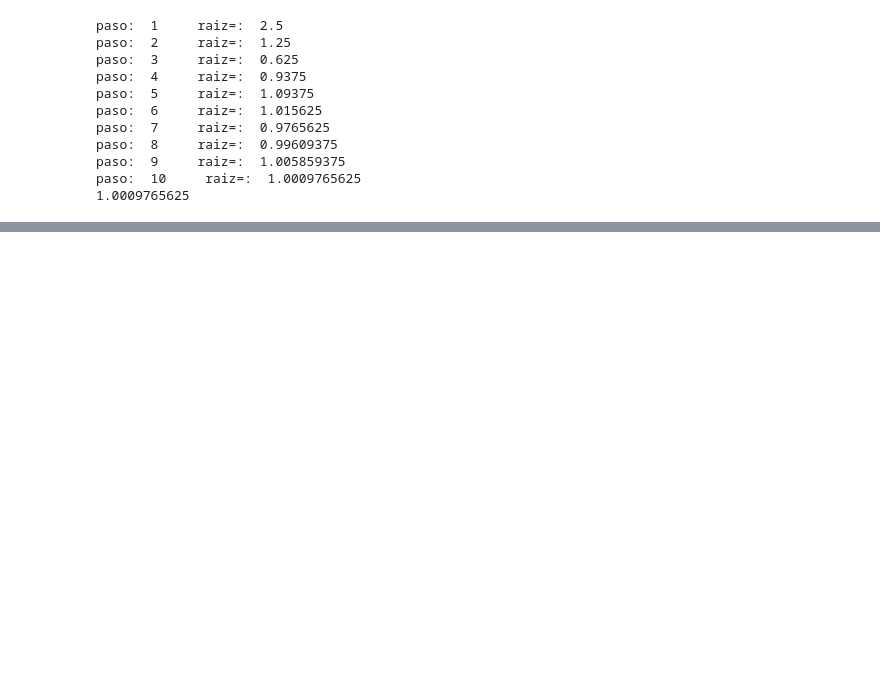
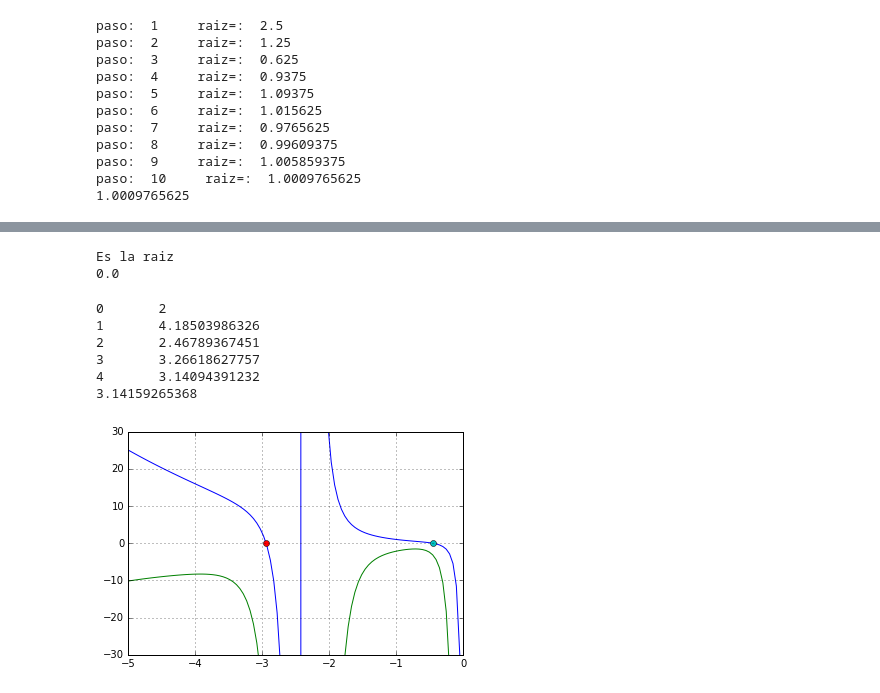
Before and after one commit to abroque/Integradores, a Jupyter notebook: raices.ipynb, the cells around one changed output, grey strips where cells are left out. Cells and saved outputs as stored; diff of their text form; code cells hidden in the pictures; blank space fills up the shorter version.

```diff
--- a/raices.ipynb
+++ b/raices.ipynb
@@ -59,0 +112,5 @@ paso:  10     raiz=:  1.0009765625
+# %%
+x = linspace(3,4)
+plot(x,sin(x))
+grid(True)
+show()
@@ -59,0 +119,29 @@ paso:  10     raiz=:  1.0009765625
+# %%
+print raiz_bip_2(sin,-1,1)
+# %% [output]
+Es la raiz
+0.0
+# %%
+print mi_newton_1(sin,cos,2)
+# %% [output]
+0       2
+1       4.18503986326
+2       2.46789367451
+3       3.26618627757
+4       3.14094391232
+3.14159265368
+# %%
+def funcion2(x):
+    return x**2 + tan(sqrt(-8*x + pi))**3
+
+def dff_funcion2(x):
+    return 2*x - 12*(tan(sqrt(-8*x + pi))**2 + 1)*tan(sqrt(-8*x + pi))**2/sqrt(-8*x + pi)
+# %%
+x = linspace(-5,0,100)
+ylim(-30,30)
+plot(x,funcion2(x),x,dff_funcion2(x))
+plot([-2.94267812781],[0],"o")
+plot([-0.456490400247],[0],"o")
+grid(True)
+# %% [output]
+[figure, added]
```
Also changed, not shown: parts of 12 cells of this notebook.
